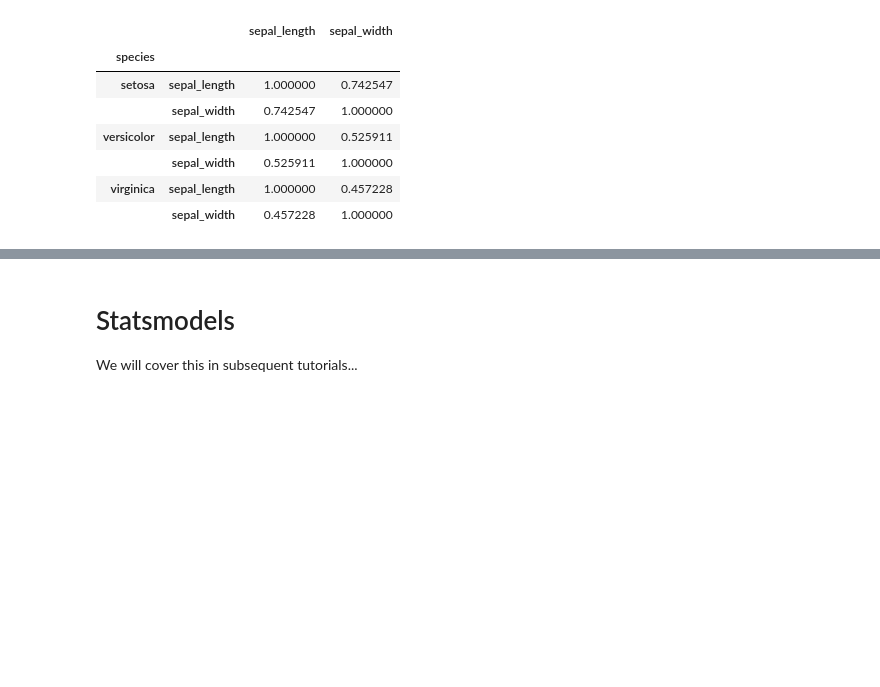
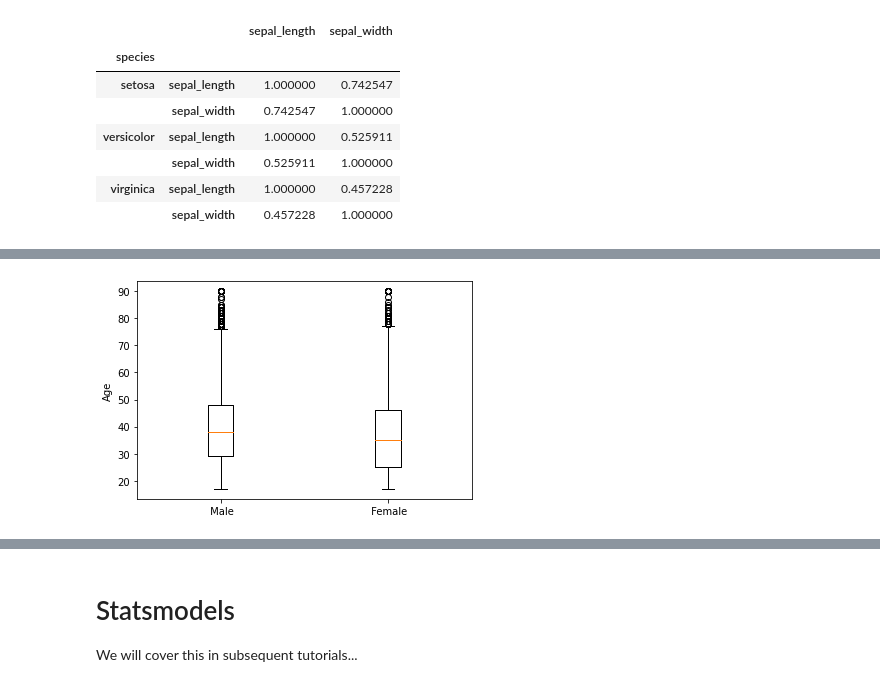
Before and after one commit to aezarebski/aas-extended-examples, a Jupyter notebook: example-0/example-0-answers.ipynb, the cells around one changed output, grey strips where cells are left out. Drawn from its saved outputs; the diff is of its cells as text; code cells hidden in the pictures; blank space fills up the shorter version.

```diff
--- a/example-0/example-0-answers.ipynb
+++ b/example-0/example-0-answers.ipynb
@@ -357,0 +466,10 @@ iris.groupby("species")[["sepal_length", "sepal_width"]].corr()
+# %%
+unique_sex = df.sex.unique()
+age_grouped = [df[df.sex == sex]['age'] for sex in unique_sex]
+
+plt.figure()
+plt.boxplot(x = age_grouped, labels = unique_sex)
+plt.ylabel("Age")
+plt.show()
+# %% [output]
+[figure, added]
```
Also changed, not shown: parts of 22 cells of this notebook, 3 other files.
